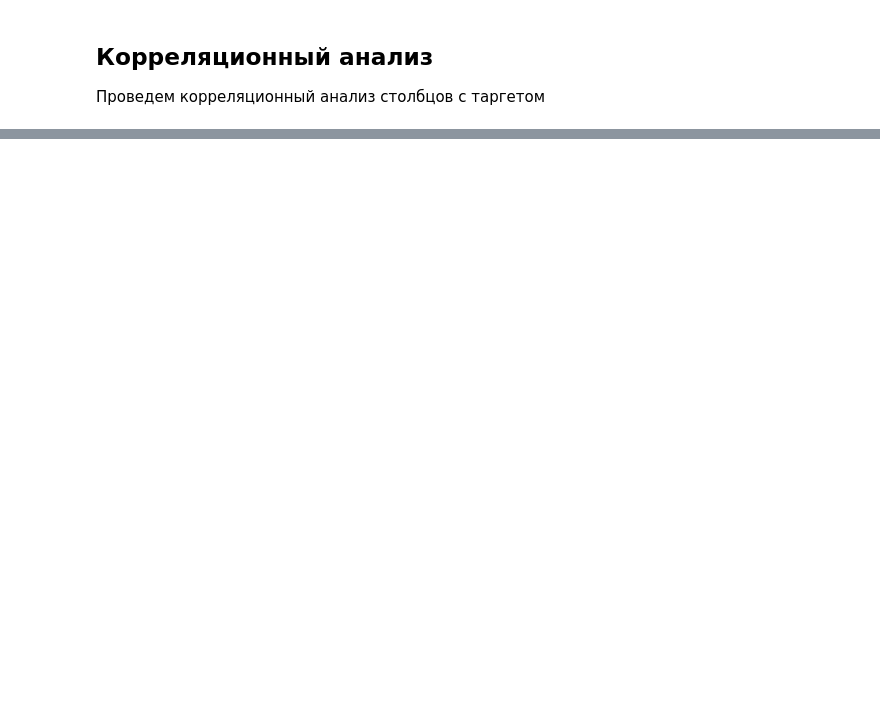
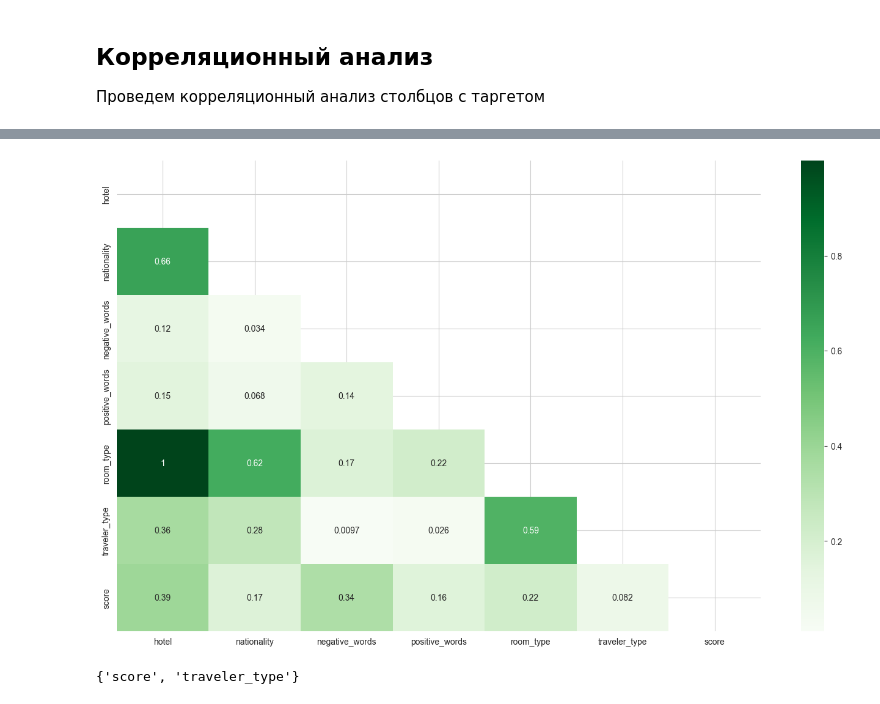
Before and after one commit to Moncervers/hotel_review_score_prediction, a Jupyter notebook: score_prediction.ipynb, the cells around one changed output, grey strips where cells are left out. Saved outputs shown, nothing was run; the diff lists cells and outputs as text; code cells hidden in the pictures; blank space fills up the shorter version.

```diff
--- a/score_prediction.ipynb
+++ b/score_prediction.ipynb
@@ -716,0 +878,19 @@ df
+# %%
+df_processed = df_processed.drop(
+    ['avg_scoring_rating', 'hotel_review_count', 'total_reviews', 'days_since_review', 'review_year', 'review_month',
+     'review_day', 'pets', 'room_count', 'stay_duration_days', 'submission_device', 'trip_type', 'traveler_type'], axis=1)
+
+plt.figure(figsize=(17, 10))
+
+# Определяем столбцы с числовыми значениями
+ic = ['negative_words', 'hotel_review_count', 'positive_words', 'score']
+
+# Рисуем матрицу корреляции
+sns.heatmap(df_processed.phik_matrix(interval_cols=ic),
+            annot=True, cmap='Greens',
+            mask=np.triu(np.ones_like(df_processed.phik_matrix(interval_cols=ic),
+                                      dtype=bool)))
+
+plt.show()
+# %% [output]
+[figure, added]
@@ -716,0 +901,4 @@ df
+# %%
+set(df_processed.columns) - set(test_df_processed.columns)
+# %% [output]
+{'score', 'traveler_type'}
```
Also changed, not shown: parts of 15 cells of this notebook.
